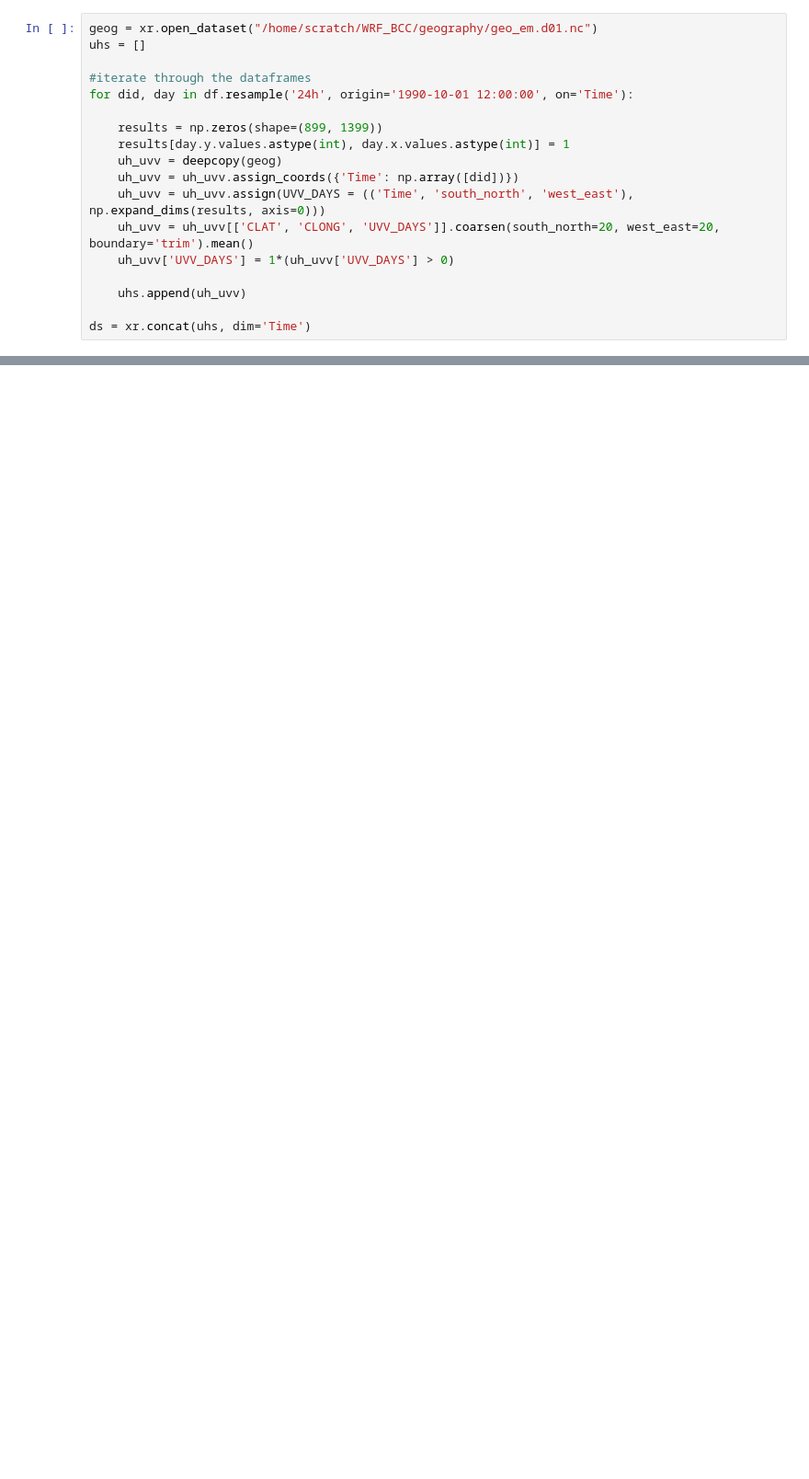
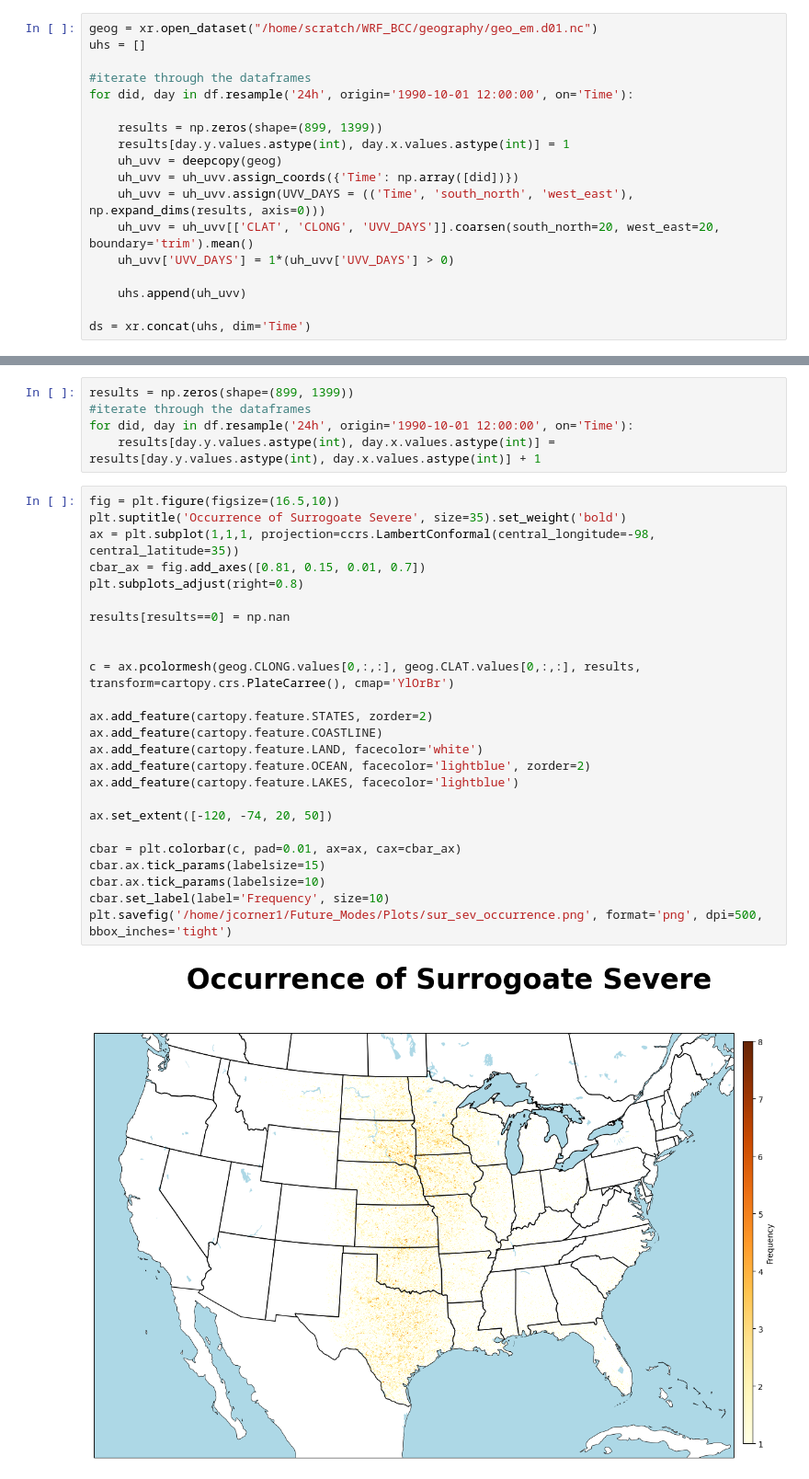
Before and after one commit to jcorner1/Future_Modes, a Jupyter notebook: Code/Triton/sur_serv_map.ipynb, the cells around one changed output, grey strips where cells are left out. Shown at 92% size. Drawn from its saved outputs; the diff is of its cells as text; blank space fills up the shorter version.

```diff
--- a/Code/Triton/sur_serv_map.ipynb
+++ b/Code/Triton/sur_serv_map.ipynb
@@ -29,0 +65,32 @@ ds = xr.concat(uhs, dim='Time')
+# %%
+results = np.zeros(shape=(899, 1399))
+#iterate through the dataframes
+for did, day in df.resample('24h', origin='1990-10-01 12:00:00', on='Time'):
+    results[day.y.values.astype(int), day.x.values.astype(int)] = results[day.y.values.astype(int), day.x.values.astype(int)] + 1
+# %%
+fig = plt.figure(figsize=(16.5,10))
+plt.suptitle('Occurrence of Surrogoate Severe', size=35).set_weight('bold')
+ax = plt.subplot(1,1,1, projection=ccrs.LambertConformal(central_longitude=-98, central_latitude=35))
+cbar_ax = fig.add_axes([0.81, 0.15, 0.01, 0.7])
+plt.subplots_adjust(right=0.8)
+
+results[results==0] = np.nan
+
+
+c = ax.pcolormesh(geog.CLONG.values[0,:,:], geog.CLAT.values[0,:,:], results, transform=cartopy.crs.PlateCarree(), cmap='YlOrBr')
+
+ax.add_feature(cartopy.feature.STATES, zorder=2)
+ax.add_feature(cartopy.feature.COASTLINE)
+ax.add_feature(cartopy.feature.LAND, facecolor='white')
+ax.add_feature(cartopy.feature.OCEAN, facecolor='lightblue', zorder=2)
+ax.add_feature(cartopy.feature.LAKES, facecolor='lightblue')
+
+ax.set_extent([-120, -74, 20, 50])
+
+cbar = plt.colorbar(c, pad=0.01, ax=ax, cax=cbar_ax)
+cbar.ax.tick_params(labelsize=15)
+cbar.ax.tick_params(labelsize=10)
+cbar.set_label(label='Frequency', size=10)
+plt.savefig('/home/jcorner1/Future_Modes/Plots/sur_sev_occurrence.png', format='png', dpi=500, bbox_inches='tight')
+# %% [output]
+[figure, added]
```
Also changed, not shown: parts of 4 cells of this notebook, 24 other files.
